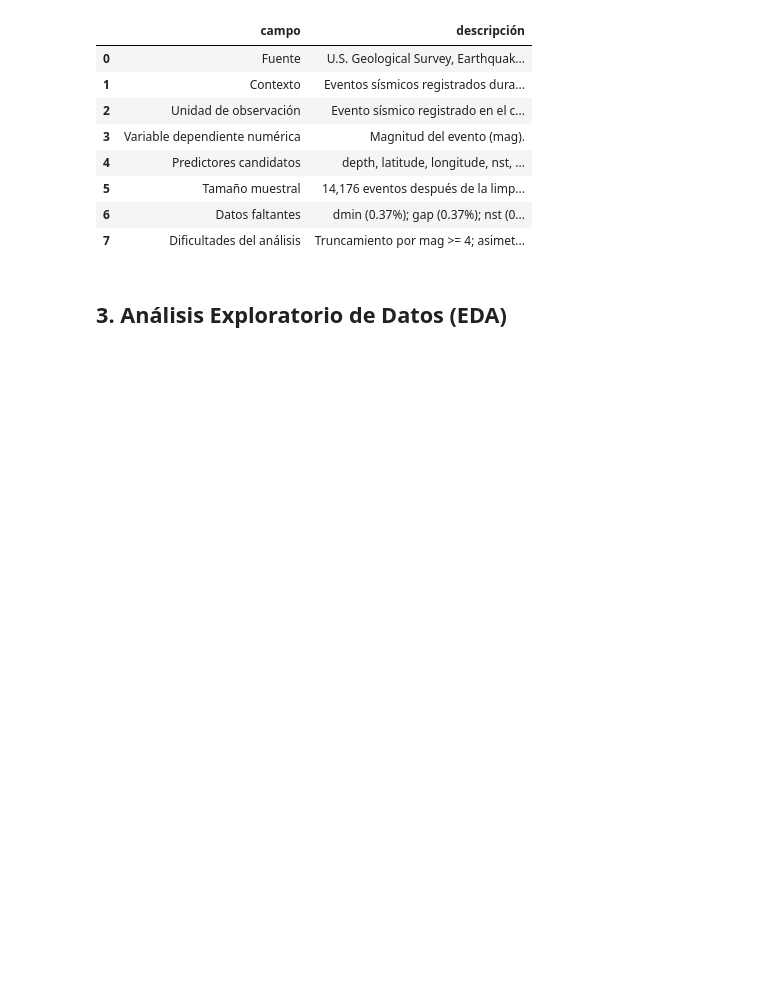
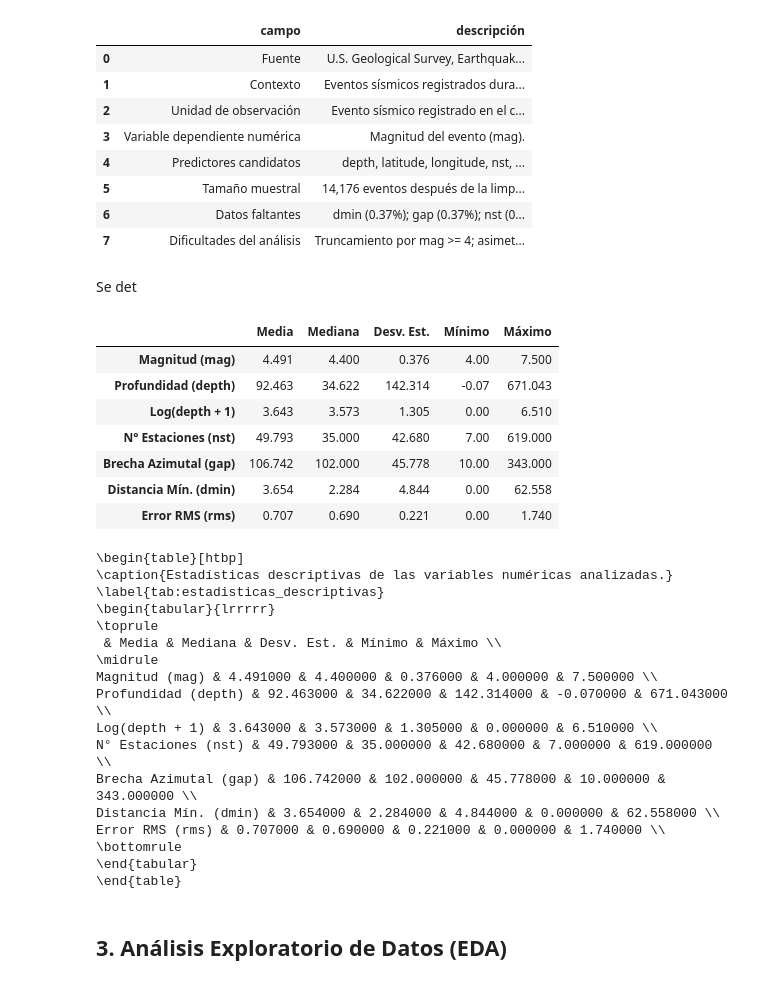
Before and after one commit to Paul0112/proyecto_regresion, a Jupyter notebook: Final/avance_proyecto_corregido.ipynb, the cells around one changed output. Drawn from its saved outputs; the diff is of its cells as text; code cells hidden in the pictures; blank space fills up the shorter version.

Commit message:
Añadir tablas latex

```diff
--- a/Final/avance_proyecto_corregido.ipynb
+++ b/Final/avance_proyecto_corregido.ipynb
@@ -632,6 +632,67 @@ display(ficha_df)
 | 5 | Tamaño muestral | 14,176 eventos después de la limp... |
 | 6 | Datos faltantes | dmin (0.37%); gap (0.37%); nst (0... |
 | 7 | Dificultades del análisis | Truncamiento por mag >= 4; asimet... |
+# %% [markdown]
+Se det
+# %%
+vars_numericas = ['mag', 'depth', 'log_depth_plus_1', 'nst', 'gap', 'dmin', 'rms']
+tabla_desc = df[vars_numericas].describe().T
+tabla_desc = tabla_desc[['mean', '50%', 'std', 'min', 'max']]
+
+
+tabla_desc.rename(columns={
+    'mean': 'Media',
+    '50%': 'Mediana',
+    'std': 'Desv. Est.',
+    'min': 'Mínimo',
+    'max': 'Máximo'
+}, inplace=True)
+
+
+tabla_desc.index = [
+    'Magnitud (mag)',
+    'Profundidad (depth)',
+    'Log(depth + 1)',
+    'N° Estaciones (nst)',
+    'Brecha Azimutal (gap)',
+    'Distancia Mín. (dmin)',
+    'Error RMS (rms)'
+]
+
+tabla_desc = tabla_desc.round(3)
+display(tabla_desc)
+print(tabla_desc.to_latex(
+    caption="Estadísticas descriptivas de las variables numéricas analizadas.",
+    label="tab:estadisticas_descriptivas",
+    column_format="lrrrrr",
+    position="htbp"
+))
+# %% [output]
+|  | Media | Mediana | Desv. Est. | Mínimo | Máximo |
+| Magnitud (mag) | 4.491 | 4.400 | 0.376 | 4.00 | 7.500 |
+| Profundidad (depth) | 92.463 | 34.622 | 142.314 | -0.07 | 671.043 |
+| Log(depth + 1) | 3.643 | 3.573 | 1.305 | 0.00 | 6.510 |
+| N° Estaciones (nst) | 49.793 | 35.000 | 42.680 | 7.00 | 619.000 |
+| Brecha Azimutal (gap) | 106.742 | 102.000 | 45.778 | 10.00 | 343.000 |
+| Distancia Mín. (dmin) | 3.654 | 2.284 | 4.844 | 0.00 | 62.558 |
+| Error RMS (rms) | 0.707 | 0.690 | 0.221 | 0.00 | 1.740 |
+\begin{table}[htbp]
+\caption{Estadísticas descriptivas de las variables numéricas analizadas.}
+\label{tab:estadisticas_descriptivas}
+\begin{tabular}{lrrrrr}
+\toprule
+ & Media & Mediana & Desv. Est. & Mínimo & Máximo \\
+\midrule
+Magnitud (mag) & 4.491000 & 4.400000 & 0.376000 & 4.000000 & 7.500000 \\
+Profundidad (depth) & 92.463000 & 34.622000 & 142.314000 & -0.070000 & 671.043000 \\
+Log(depth + 1) & 3.643000 & 3.573000 & 1.305000 & 0.000000 & 6.510000 \\
+N° Estaciones (nst) & 49.793000 & 35.000000 & 42.680000 & 7.000000 & 619.000000 \\
+Brecha Azimutal (gap) & 106.742000 & 102.000000 & 45.778000 & 10.000000 & 343.000000 \\
+Distancia Mín. (dmin) & 3.654000 & 2.284000 & 4.844000 & 0.000000 & 62.558000 \\
+Error RMS (rms) & 0.707000 & 0.690000 & 0.221000 & 0.000000 & 1.740000 \\
+\bottomrule
+\end{tabular}
+\end{table}
 # %% [markdown]
 ## 3. Análisis Exploratorio de Datos (EDA)
 # %% [markdown]
```
Also changed, not shown: parts of 9 cells of this notebook.
